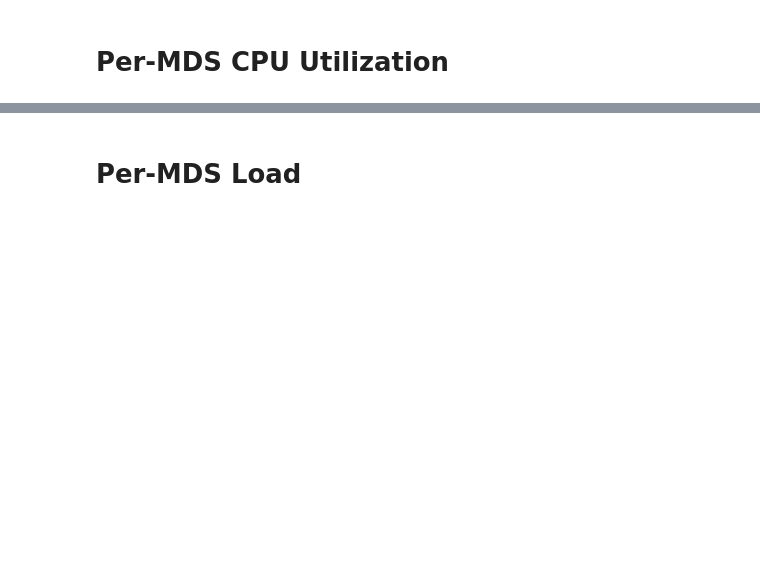
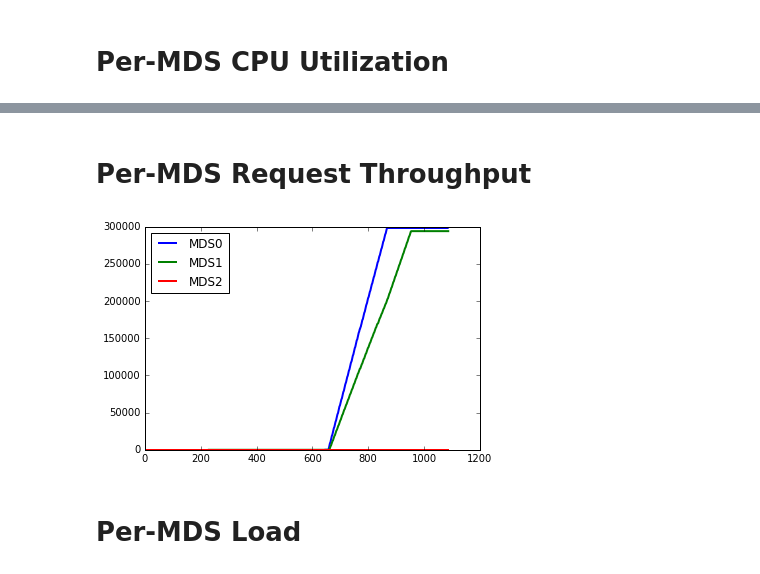
Before and after one commit to ivotron/mantle-popper, a Jupyter notebook: experiments/greedy-spill/results/visualize.ipynb, the cells around one changed output, grey strips where cells are left out. Saved outputs shown, nothing was run; the diff lists cells and outputs as text; code cells hidden in the pictures; blank space fills up the shorter version.

```diff
--- a/experiments/greedy-spill/results/visualize.ipynb
+++ b/experiments/greedy-spill/results/visualize.ipynb
@@ -55,3 +73,9 @@ plt.savefig('greedy-spill-cpu.png', dpi=300, bbox_inches='tight')
+# %% [markdown]
+# Per-MDS Request Throughput
+# %%
+plot_whisperdb('reply')
+# %% [output]
+[figure, added]
 # %% [markdown]
 # Per-MDS Load
 # %%
```
Also changed, not shown: parts of 12 cells of this notebook, 8 other files.
